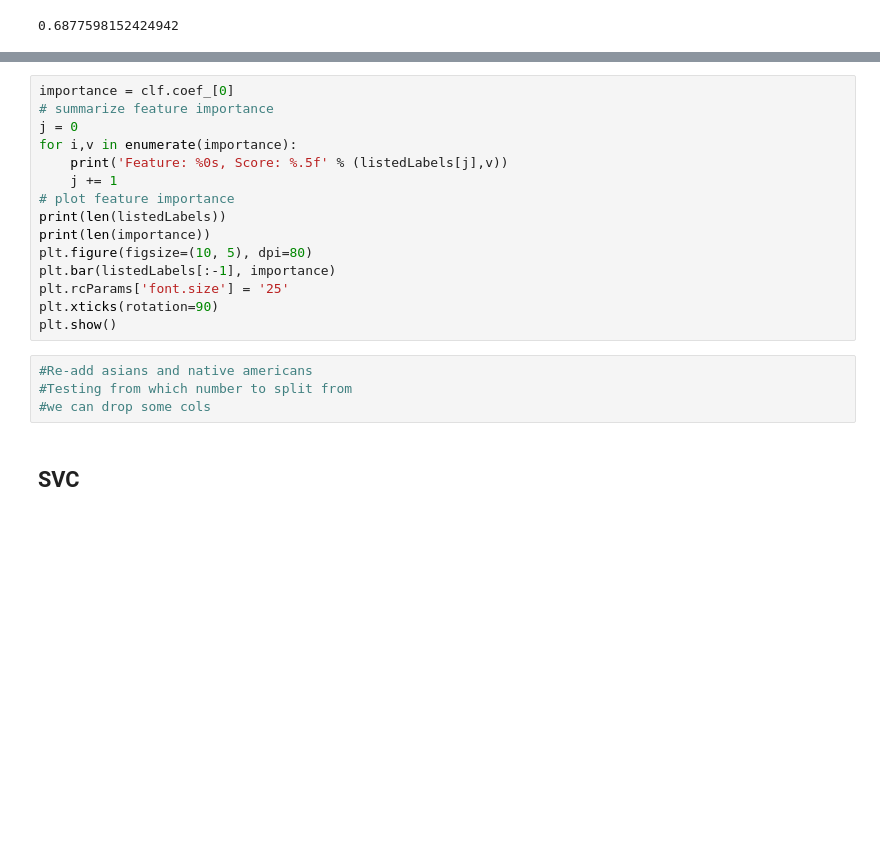
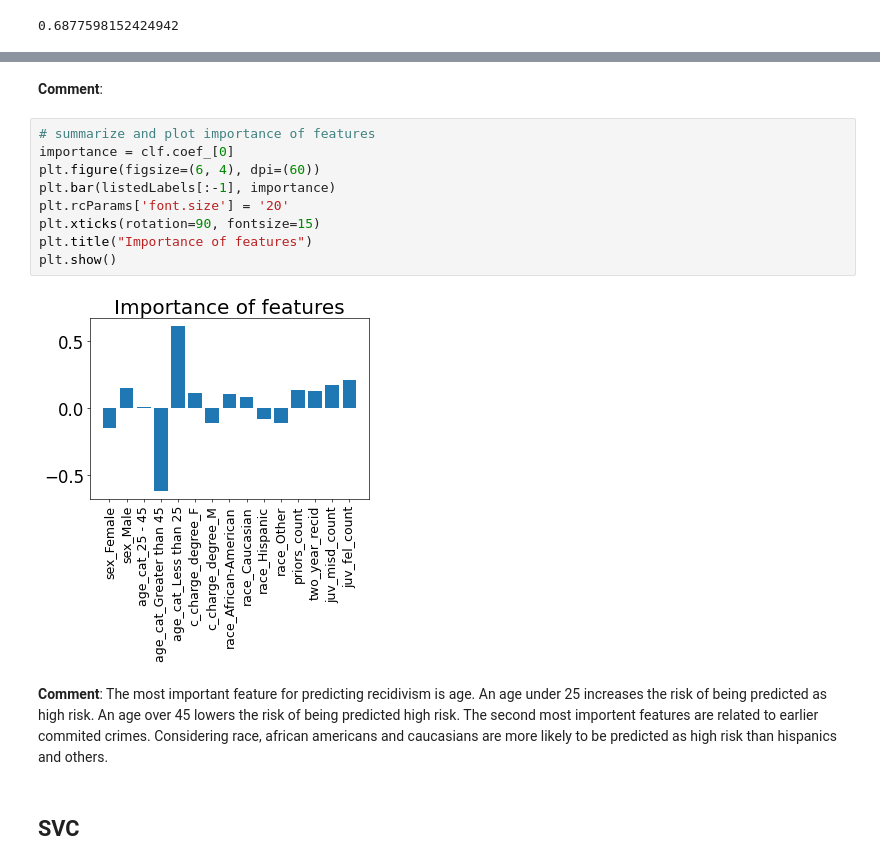
Before and after one commit to GuilhermeGPGil/ProPublica-COMPAS-Dataset-Analysis, a Jupyter notebook: Proj.ipynb, the cells around one changed output, grey strips where cells are left out. Drawn from its saved outputs; the diff is of its cells as text; blank space fills up the shorter version.

```diff
--- a/Proj.ipynb
+++ b/Proj.ipynb
@@ -558,22 +485,18 @@ ValueError: X has 17 features, but LogisticRegression is expecting 15 features a
-# %%
-importance = clf.coef_[0]
-# summarize feature importance
-j = 0
-for i,v in enumerate(importance):
-    print('Feature: %0s, Score: %.5f' % (listedLabels[j],v))
-    j += 1
-# plot feature importance
-print(len(listedLabels))
-print(len(importance))
-plt.figure(figsize=(10, 5), dpi=80)
-plt.bar(listedLabels[:-1], importance)
-plt.rcParams['font.size'] = '25'
-plt.xticks(rotation=90)
-plt.show()
-# %%
-#Re-add asians and native americans
-#Testing from which number to split from
-#we can drop some cols
+# %% [markdown]
+**Comment**:
+# %%
+# summarize and plot importance of features
+importance = clf.coef_[0]
+plt.figure(figsize=(6, 4), dpi=(60))
+plt.bar(listedLabels[:-1], importance)
+plt.rcParams['font.size'] = '20'
+plt.xticks(rotation=90, fontsize=15)
+plt.title("Importance of features")
+plt.show()
+# %% [output]
+[figure, added]
+# %% [markdown]
+**Comment**: The most important feature for predicting recidivism is age. An age under 25 increases the risk of being predicted as high risk. An age over 45 lowers the risk of being predicted high risk. The second most importent features are related to earlier commited crimes. Considering race, african americans and caucasians are more likely to be predicted as high risk than hispanics and others.
 # %% [markdown]
 ## SVC
 # %%
```
Also changed, not shown: parts of 21 cells of this notebook.
